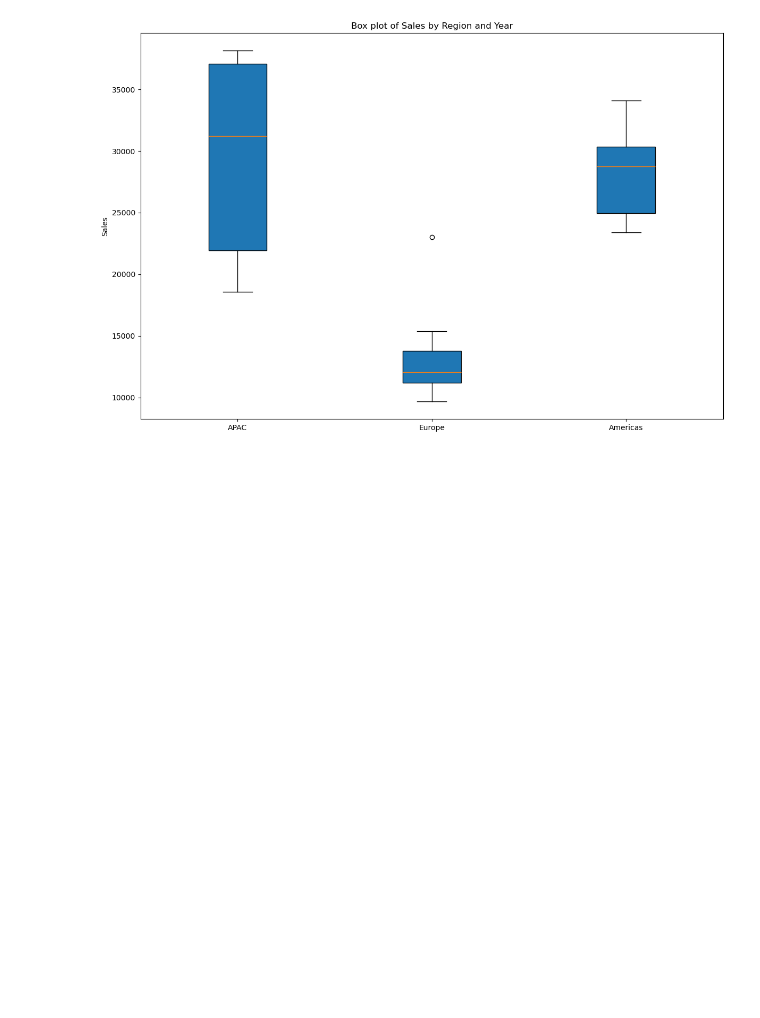
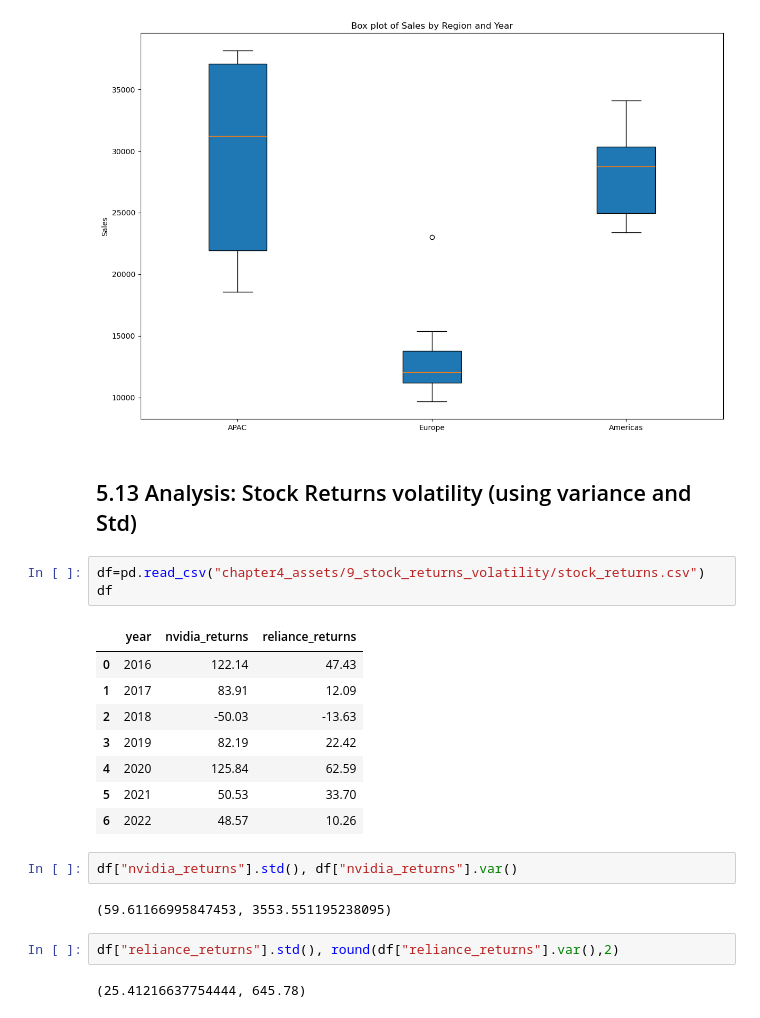
Before and after one commit to Vishal-Nishad/CodeBasics, a Jupyter notebook: 3. Math and Statistics/5. Measure of CT/Shoe Sales analysis.ipynb, the cells around one changed output. Cells and saved outputs as stored; diff of their text form; blank space fills up the shorter version.

```diff
--- a/3. Math and Statistics/5. Measure of CT/Shoe Sales analysis.ipynb
+++ b/3. Math and Statistics/5. Measure of CT/Shoe Sales analysis.ipynb
@@ -346,3 +346,25 @@ plt.tight_layout()
 plt.show()
 # %% [output]
 [figure]
+# %% [markdown]
+## 5.13 Analysis: Stock Returns volatility (using variance and Std)
+# %%
+df=pd.read_csv("chapter4_assets/9_stock_returns_volatility/stock_returns.csv")
+df
+# %% [output]
+|  | year | nvidia_returns | reliance_returns |
+| 0 | 2016 | 122.14 | 47.43 |
+| 1 | 2017 | 83.91 | 12.09 |
+| 2 | 2018 | -50.03 | -13.63 |
+| 3 | 2019 | 82.19 | 22.42 |
+| 4 | 2020 | 125.84 | 62.59 |
+| 5 | 2021 | 50.53 | 33.70 |
+| 6 | 2022 | 48.57 | 10.26 |
+# %%
+df["nvidia_returns"].std(), df["nvidia_returns"].var()
+# %% [output]
+(59.61166995847453, 3553.551195238095)
+# %%
+df["reliance_returns"].std(), round(df["reliance_returns"].var(),2)
+# %% [output]
+(25.41216637754444, 645.78)
```
